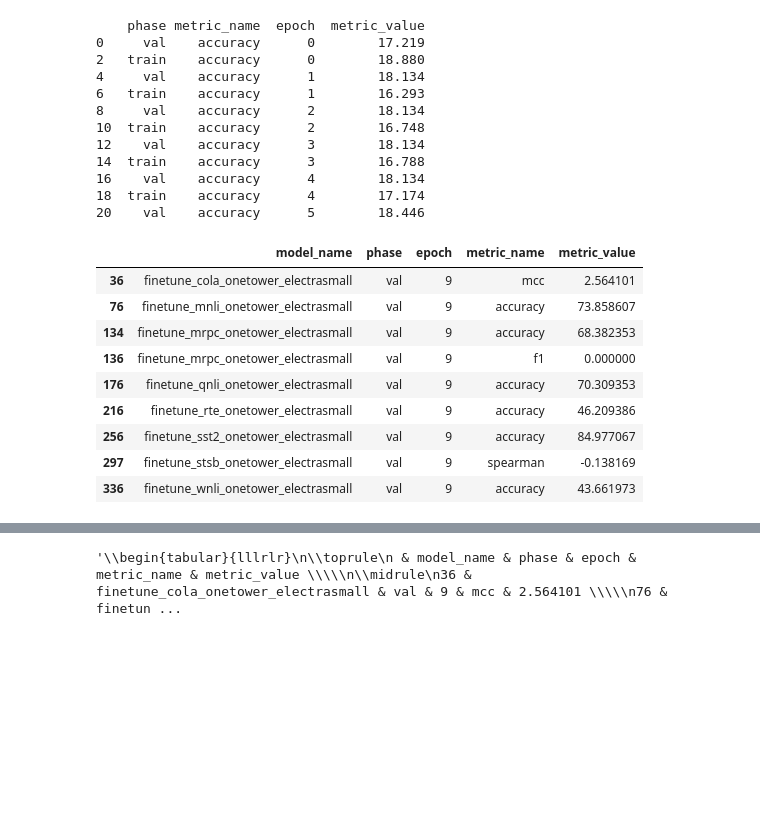
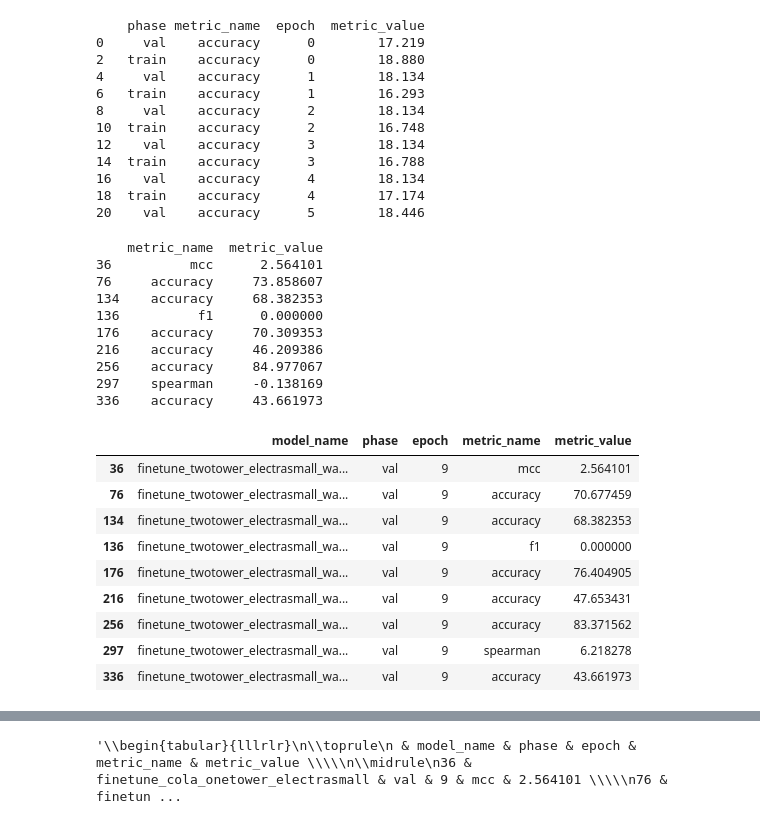
Before and after one commit to Adam-Torek/Renaissance-WAC, a Jupyter notebook: results_viewer.ipynb, the cells around one changed output, grey strips where cells are left out. Saved outputs shown, nothing was run; the diff lists cells and outputs as text; code cells hidden in the pictures; blank space fills up the shorter version.

Commit message:
worked on visualizing results to put into thesis document

```diff
--- a/results_viewer.ipynb
+++ b/results_viewer.ipynb
@@ -88,15 +88,32 @@ glue_no_embedding_results = pd.read_csv("glue_results/glue_no_wac_embeddings/glu
 glue_no_embedding_results["metric_value"] = glue_no_embedding_results["metric_value"] * 100
 glue_results_table = glue_no_embedding_results[(glue_no_embedding_results["epoch"] == 9) & (glue_no_embedding_results["phase"] == "val") & (glue_no_embedding_results["metric_name"] != "loss")]
 # %%
-glue_results_table
+print(glue_results_table[["metric_name", "metric_value"]])
 # %% [output]
-|  | model_name | phase | epoch | metric_name | metric_value |
-| 36 | finetune_cola_onetower_electrasmall | val | 9 | mcc | 2.564101 |
-| 76 | finetune_mnli_onetower_electrasmall | val | 9 | accuracy | 73.858607 |
-| 134 | finetune_mrpc_onetower_electrasmall | val | 9 | accuracy | 68.382353 |
-| 136 | finetune_mrpc_onetower_electrasmall | val | 9 | f1 | 0.000000 |
-| 176 | finetune_qnli_onetower_electrasmall | val | 9 | accuracy | 70.309353 |
-| 216 | finetune_rte_onetower_electrasmall | val | 9 | accuracy | 46.209386 |
-| 256 | finetune_sst2_onetower_electrasmall | val | 9 | accuracy | 84.977067 |
-| 297 | finetune_stsb_onetower_electrasmall | val | 9 | spearman | -0.138169 |
-| 336 | finetune_wnli_onetower_electrasmall | val | 9 | accuracy | 43.661973 |
+    metric_name  metric_value
+36          mcc      2.564101
+76     accuracy     73.858607
+134    accuracy     68.382353
+136          f1      0.000000
+176    accuracy     70.309353
+216    accuracy     46.209386
+256    accuracy     84.977067
+297    spearman     -0.138169
+336    accuracy     43.661973
+# %%
+glue_distributions_results = pd.read_csv("glue_results/_wac_distributions/glue.csv")
+glue_distributions_results["metric_value"] = glue_distributions_results["metric_value"] * 100
+glue_distributions_results = glue_distributions_results[(glue_distributions_results["epoch"] == 9) & (glue_distributions_results["phase"] == "val") & (glue_distributions_results["metric_name"] != "loss")]
+# %%
+glue_distributions_results[glue_distributions_results["model_name"].str.contains("key")]
+# %% [output]
+|  | model_name | phase | epoch | metric_name | metric_value |
+| 36 | finetune_twotower_electrasmall_wa... | val | 9 | mcc | 2.564101 |
+| 76 | finetune_twotower_electrasmall_wa... | val | 9 | accuracy | 70.677459 |
+| 134 | finetune_twotower_electrasmall_wa... | val | 9 | accuracy | 68.382353 |
+| 136 | finetune_twotower_electrasmall_wa... | val | 9 | f1 | 0.000000 |
+| 176 | finetune_twotower_electrasmall_wa... | val | 9 | accuracy | 76.404905 |
+| 216 | finetune_twotower_electrasmall_wa... | val | 9 | accuracy | 47.653431 |
+| 256 | finetune_twotower_electrasmall_wa... | val | 9 | accuracy | 83.371562 |
+| 297 | finetune_twotower_electrasmall_wa... | val | 9 | spearman | 6.218278 |
+| 336 | finetune_twotower_electrasmall_wa... | val | 9 | accuracy | 43.661973 |
```
Also changed, not shown: parts of 2 cells of this notebook, 1 other file.
